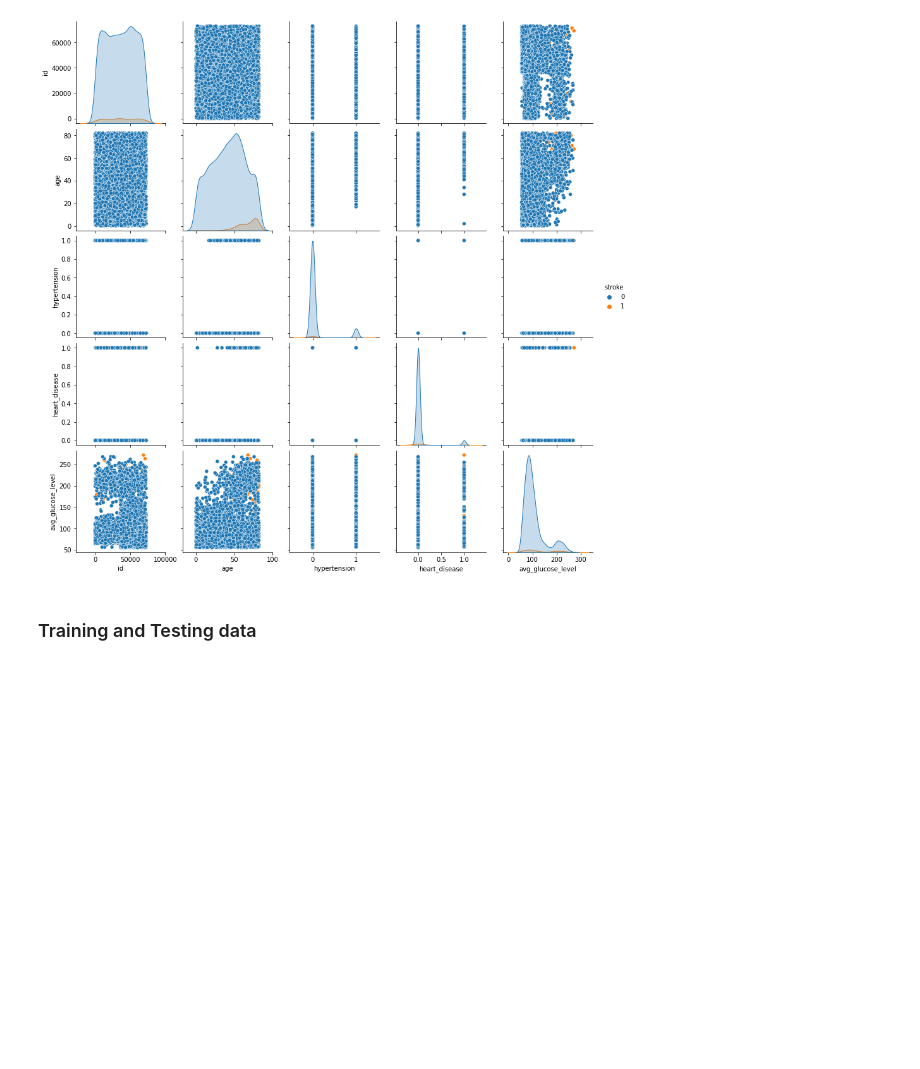
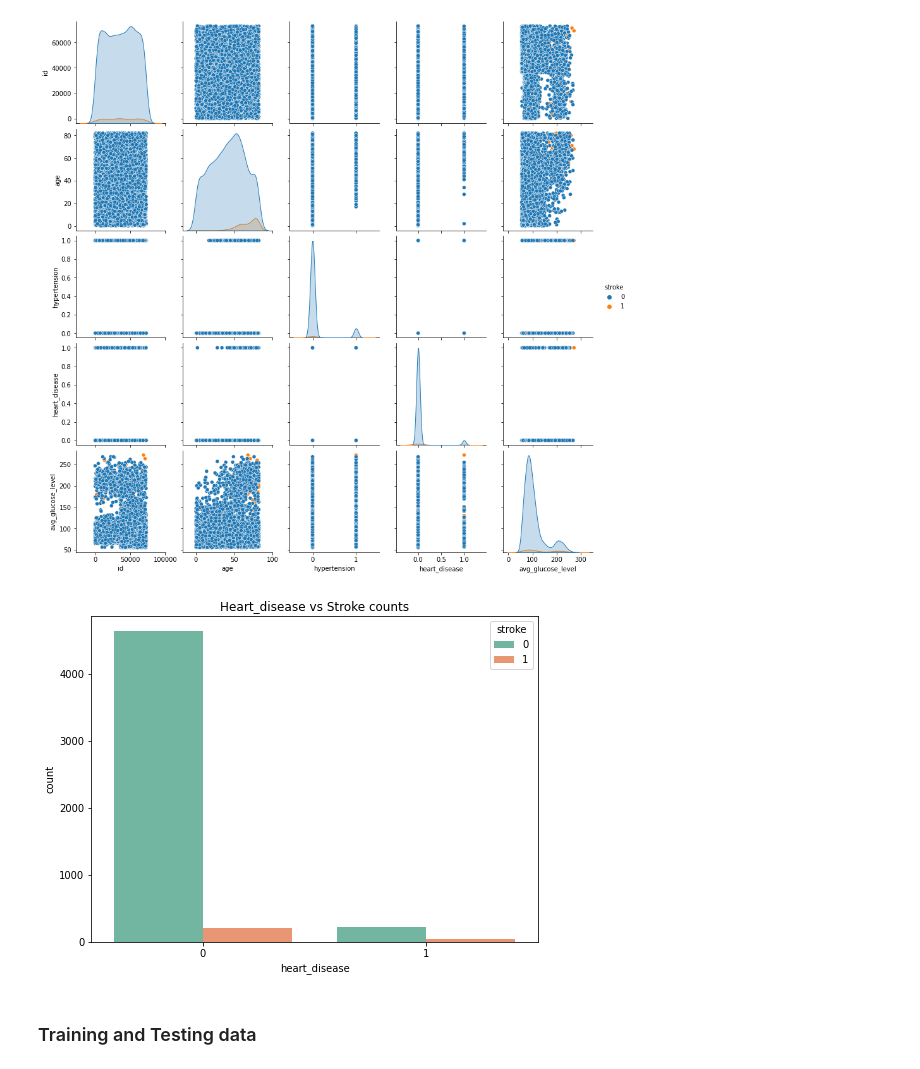
Before and after one commit to BibekRai44/Stroke-Analysis, a Jupyter notebook: stroke-prediction-and-analysis.ipynb, the cells around one changed output. Drawn from its saved outputs; the diff is of its cells as text; code cells hidden in the pictures; blank space fills up the shorter version.

```diff
--- a/stroke-prediction-and-analysis.ipynb
+++ b/stroke-prediction-and-analysis.ipynb
@@ -465,6 +465,15 @@ sns.pairplot(data=df,hue='stroke')
 # %% [output]
 <seaborn.axisgrid.PairGrid at 0x...>
 [figure]
+# %%
+#how heart disease affect stroke
+plt.figure(figsize= (8, 6))
+sns.set_palette('Set2')
+ax = sns.countplot(df['heart_disease'], hue=df['stroke'])
+ax.set_title('Heart_disease vs Stroke counts')
+plt.show()
+# %% [output]
+[figure, added]
 # %% [markdown]
 ### Training and Testing data
 # %%
```
Also changed, not shown: parts of 6 cells of this notebook.
